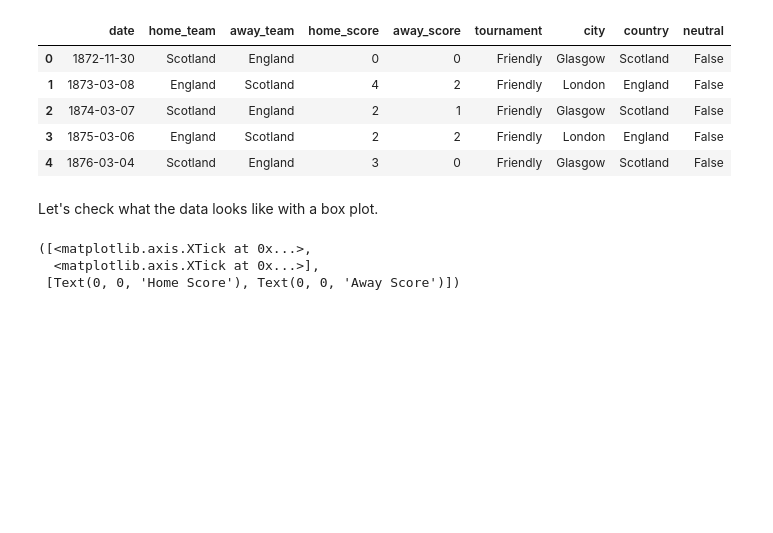
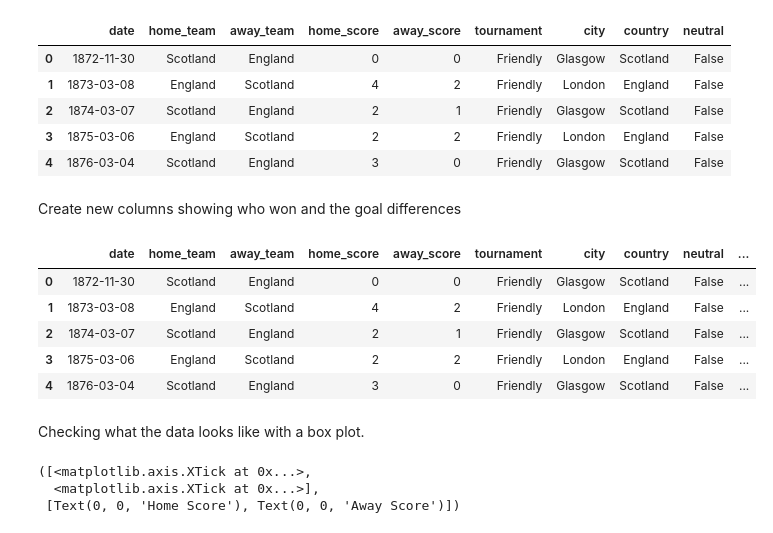
Before and after one commit to ktsim01/FIFA-World-Cup-2022-Prediction, a Jupyter notebook: World_Cup_2022_Prediction.ipynb, the cells around one changed output. Cells and saved outputs as stored; diff of their text form; code cells hidden in the pictures; blank space fills up the shorter version.

```diff
--- a/World_Cup_2022_Prediction.ipynb
+++ b/World_Cup_2022_Prediction.ipynb
@@ -21,8 +21,32 @@ results.head()
 | 2 | 1874-03-07 | Scotland | England | 2 | 1 | Friendly | Glasgow | Scotland | False |
 | 3 | 1875-03-06 | England | Scotland | 2 | 2 | Friendly | London | England | False |
 | 4 | 1876-03-04 | Scotland | England | 3 | 0 | Friendly | Glasgow | Scotland | False |
+# %% [markdown]
+Create new columns showing who won and the goal differences
+# %%
+winner = []
+for i in range (len(results['home_team'])):
+    if results ['home_score'][i] > results['away_score'][i]:
+        winner.append(results['home_team'][i])
+    elif results['home_score'][i] < results ['away_score'][i]:
+        winner.append(results['away_team'][i])
+    else:
+        winner.append('Draw')
+results['winning_team'] = winner
+
+#adding goal difference column
+results['goal_difference'] = np.absolute(results['home_score'] - results['away_score'])
+
+results.head()
+# %% [output]
+|  | date | home_team | away_team | home_score | away_score | tournament | city | country | neutral | ... |
+| 0 | 1872-11-30 | Scotland | England | 0 | 0 | Friendly | Glasgow | Scotland | False | ... |
+| 1 | 1873-03-08 | England | Scotland | 4 | 2 | Friendly | London | England | False | ... |
+| 2 | 1874-03-07 | Scotland | England | 2 | 1 | Friendly | Glasgow | Scotland | False | ... |
+| 3 | 1875-03-06 | England | Scotland | 2 | 2 | Friendly | London | England | False | ... |
+| 4 | 1876-03-04 | Scotland | England | 3 | 0 | Friendly | Glasgow | Scotland | False | ... |
 # %% [markdown]
-Let's check what the data looks like with a box plot.
+Checking what the data looks like with a box plot.
 # %%
 fig = plt.figure(figsize =(10, 5))
 plt.boxplot([results["home_score"],results["away_score"]])
```
Also changed, not shown: parts of 4 cells of this notebook.
